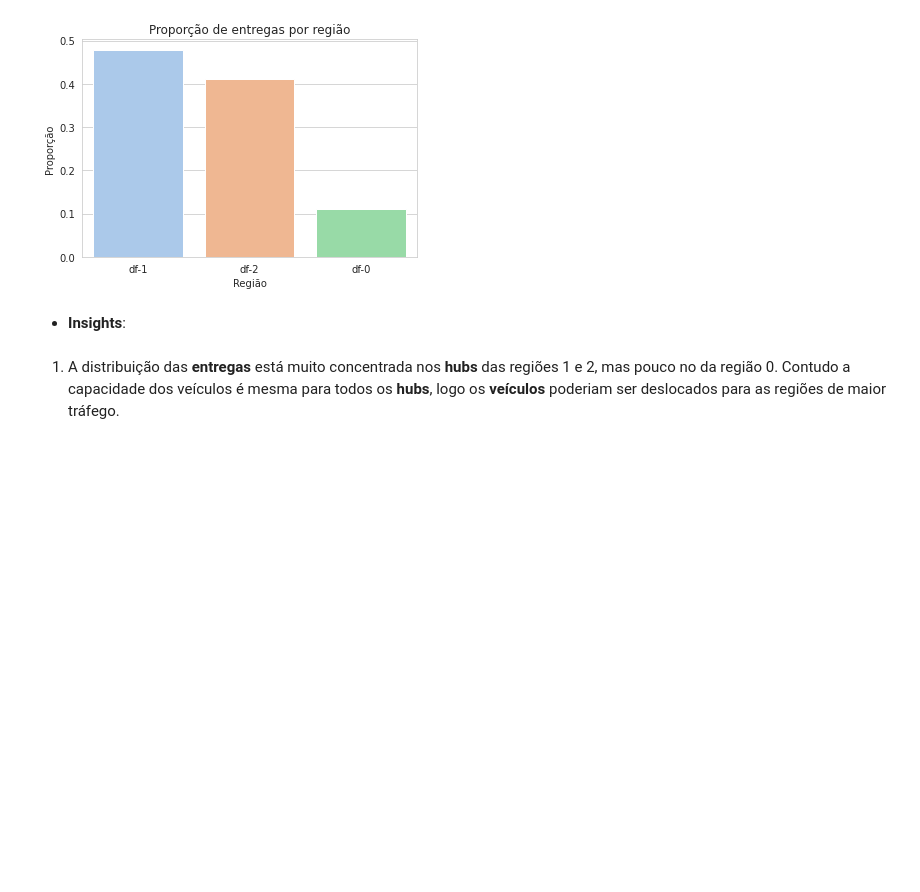
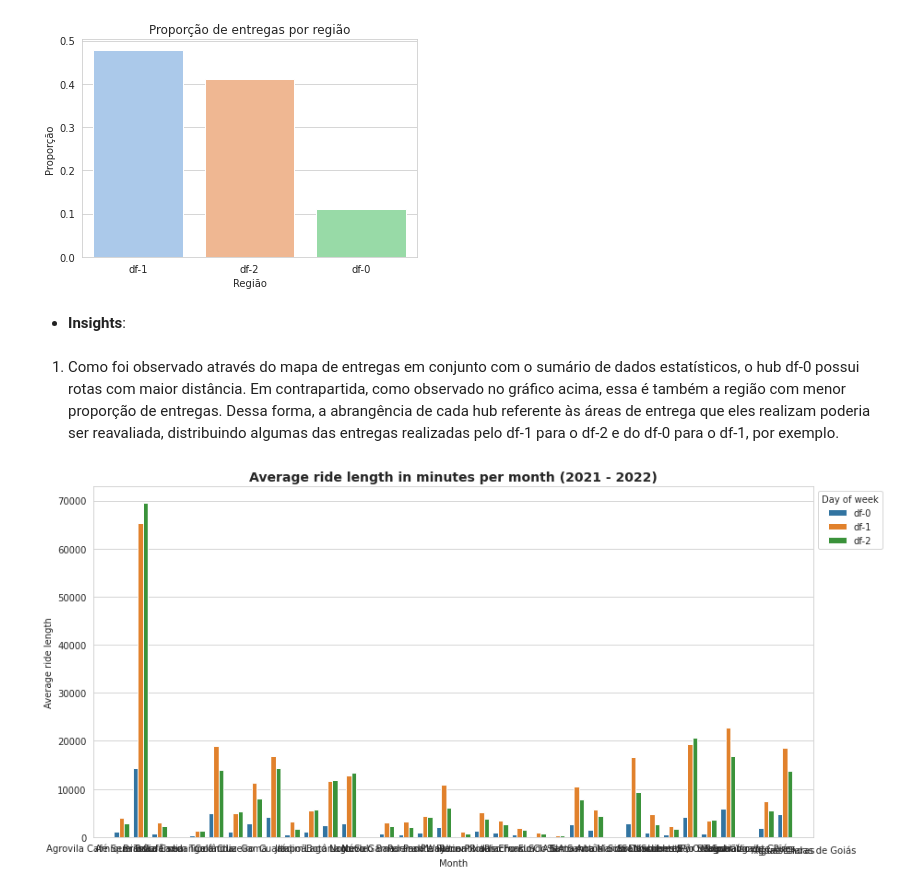
Before and after one commit to anamilanezi/ebac-dados, a Jupyter notebook: projetos/em17-analise-exploratoria-python-II.ipynb, the cells around one changed output. Saved outputs shown, nothing was run; the diff lists cells and outputs as text; code cells hidden in the pictures; blank space fills up the shorter version.

```diff
--- a/projetos/em17-analise-exploratoria-python-II.ipynb
+++ b/projetos/em17-analise-exploratoria-python-II.ipynb
@@ -834,5 +839,7 @@ with sns.axes_style('whitegrid'):
 [figure]
 # %% [markdown]
  - **Insights**:
-# %% [markdown]
-1. A distribuição das **entregas** está muito concentrada nos **hubs** das regiões 1 e 2, mas pouco no da região 0. Contudo a capacidade dos veículos é mesma para todos os **hubs**, logo os **veículos** poderiam ser deslocados para as regiões de maior tráfego.
+# %% [markdown]
+1. Como foi observado através do mapa de entregas em conjunto com o sumário de dados estatísticos, o hub df-0 possui rotas com maior distância. Em contrapartida, como observado no gráfico acima, essa é também a região com menor proporção de entregas. Dessa forma, a abrangência de cada hub referente às áreas de entrega que eles realizam poderia ser reavaliada, distribuindo algumas das entregas realizadas pelo df-1 para o df-2 e do df-0 para o df-1, por exemplo.
+# %%
+df_grouped_city = deliveries_df.groupby(['delivery_city', 'region'])['name'].count().to_frame().reset_index().rename
@@ -838,0 +849,14 @@ with sns.axes_style('whitegrid'):
+# %%
+with sns.axes_style('whitegrid'):
+  g = sns.barplot(data=df_grouped_city,
+                  y='name',
+                  x='delivery_city',
+                  hue="region",
+                  capsize=.15,
+                  errwidth=0.2)
+  g.set_title("Average ride length in minutes per month (2021 - 2022)", fontsize=14, fontweight="bold");
+  g.set(xlabel="Month", ylabel="Average ride length")
+  g.figure.set_size_inches(14,7)
+  plt.legend(title="Day of week", loc = 2, bbox_to_anchor = (1,1))
+# %% [output]
+[figure, added]
```
Also changed, not shown: parts of 5 cells of this notebook.
